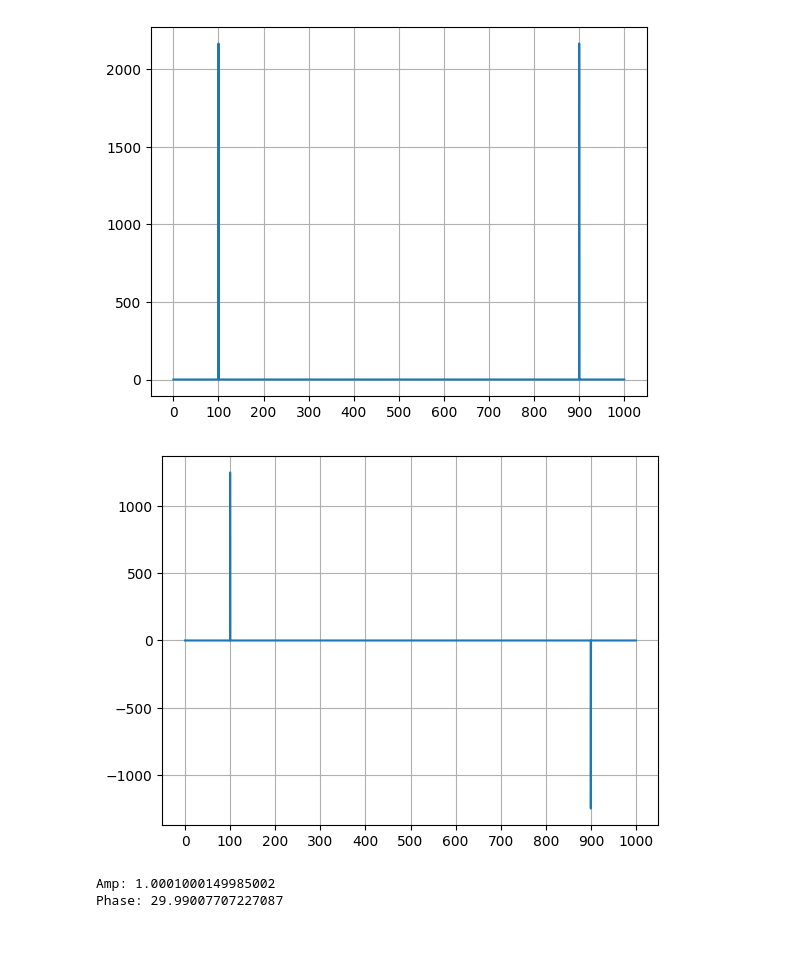
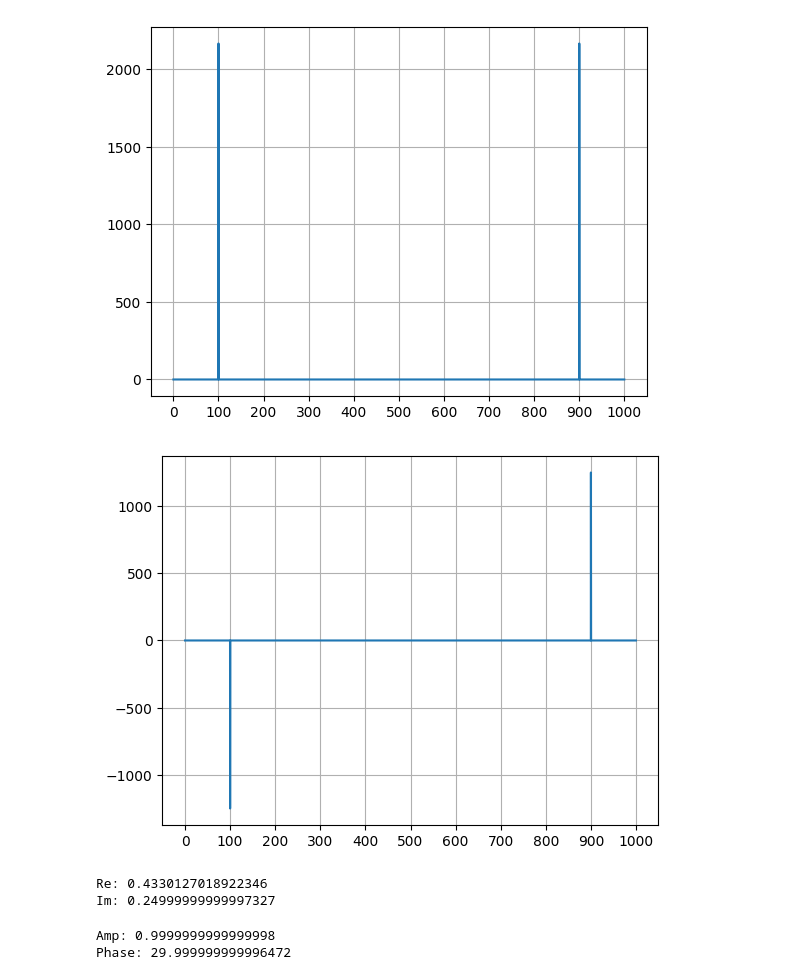
Before and after one commit to aAbstract/some-math, a Jupyter notebook: dft.ipynb, the cells around one changed output. Cells and saved outputs as stored; diff of their text form; code cells hidden in the pictures; blank space fills up the shorter version.

```diff
--- a/dft.ipynb
+++ b/dft.ipynb
@@ -5,7 +5,7 @@ import matplotlib.pyplot as plt
 # %%
 FS = 1000  # Hz
 T = 5  # s
-t = np.linspace(0, T, T*FS)
+t = np.linspace(0, T, T*FS, endpoint=False)
 
 
 def plot_harmonic(phase_shift: float):
@@ -20,12 +20,12 @@ plot_harmonic(phase_shift=np.pi / 6)
 [figure]
 # %%
 def dct_vec(fs: float, N: int, k: int):
-    t = np.linspace(0, N / fs, N)
+    t = np.linspace(0, N / fs, N, endpoint=False)
     return np.cos(2 * np.pi * fs / N * k * t)
 
 
 def dst_vec(fs: float, N: int, k: int):
-    t = np.linspace(0, N / fs, N)
+    t = np.linspace(0, N / fs, N, endpoint=False)
     return np.sin(2 * np.pi * fs / N * k * t)
 
 
@@ -81,16 +81,16 @@ plot_dct_transform(f=100)
 # %%
 def plot_dst_transform(f: int):
     signal = np.cos(2 * np.pi * f * t - np.pi / 6)
-    DST_Transform = np.matmul(DST_Matrix, signal)
+    DST_Transform = -np.matmul(DST_Matrix, signal)
     plt.grid()
     plt.xticks(np.arange(0, 1001, 100))
     plt.plot(hz_axis, DST_Transform)
 
 # f_slider = ipywidgets.widgets.IntSlider(min=0, max=FS/2, step=1, value=100)
 # ipywidgets.interact(plot_dst_transform, f=f_slider)
 plot_dst_transform(f=100)
 # %% [output]
-[figure, old version]
+[figure, new version]
 # %%
 signal = np.cos(2 * np.pi * 100 * t - np.pi / 6)
 DCT_Transform = np.matmul(DCT_Matrix, signal)
@@ -99,8 +99,11 @@ DST_Transform = np.matmul(DST_Matrix, signal)
 Re = max(DCT_Transform) / (FS * T)
 Im = max(DST_Transform) / (FS * T)
 
-p1 = [Re, Im]
-p2 = [Re, -Im]
+print('Re:', Re)
+print('Im:', Im)
+# %% [output]
+Re: 0.4330127018922346
+Im: 0.24999999999997327
 # %%
 Amp = 2 * np.sqrt(np.square(Re) + np.square(Im))
 Phase = np.rad2deg(np.arctan(Im / Re))
@@ -108,5 +111,5 @@ Phase = np.rad2deg(np.arctan(Im / Re))
 print('Amp:', Amp)
 print('Phase:', Phase)
 # %% [output]
-Amp: 1.0001000149985002
-Phase: 29.99007707227087
+Amp: 0.9999999999999998
+Phase: 29.999999999996472
```
Also changed, not shown: parts of 3 cells of this notebook.
